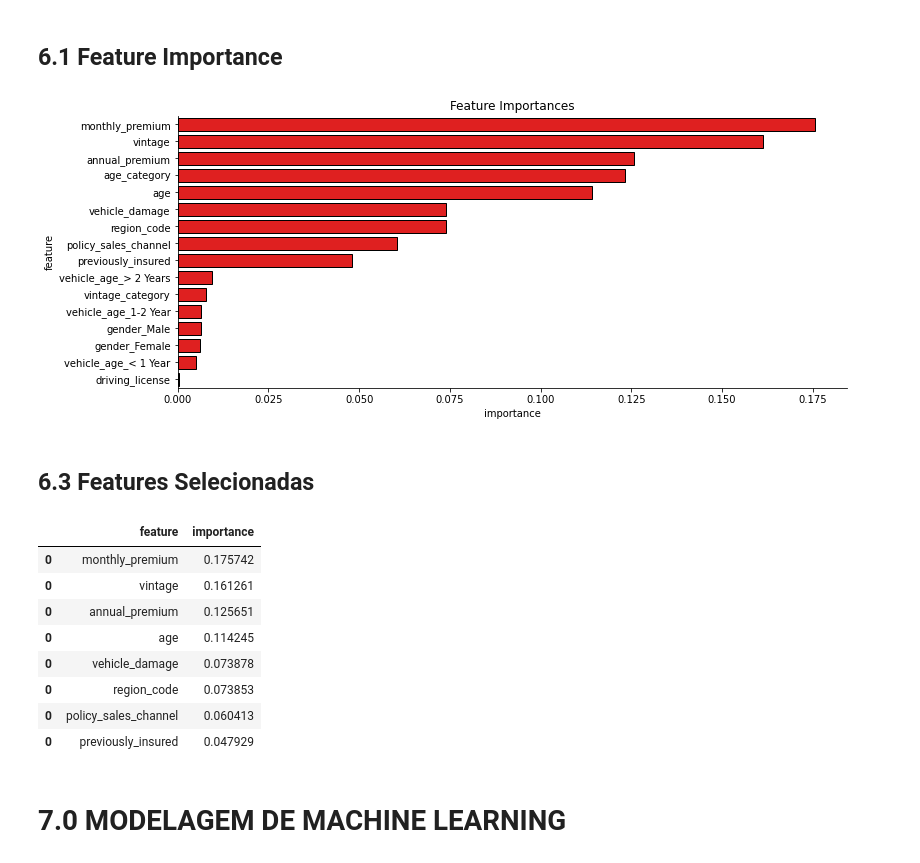
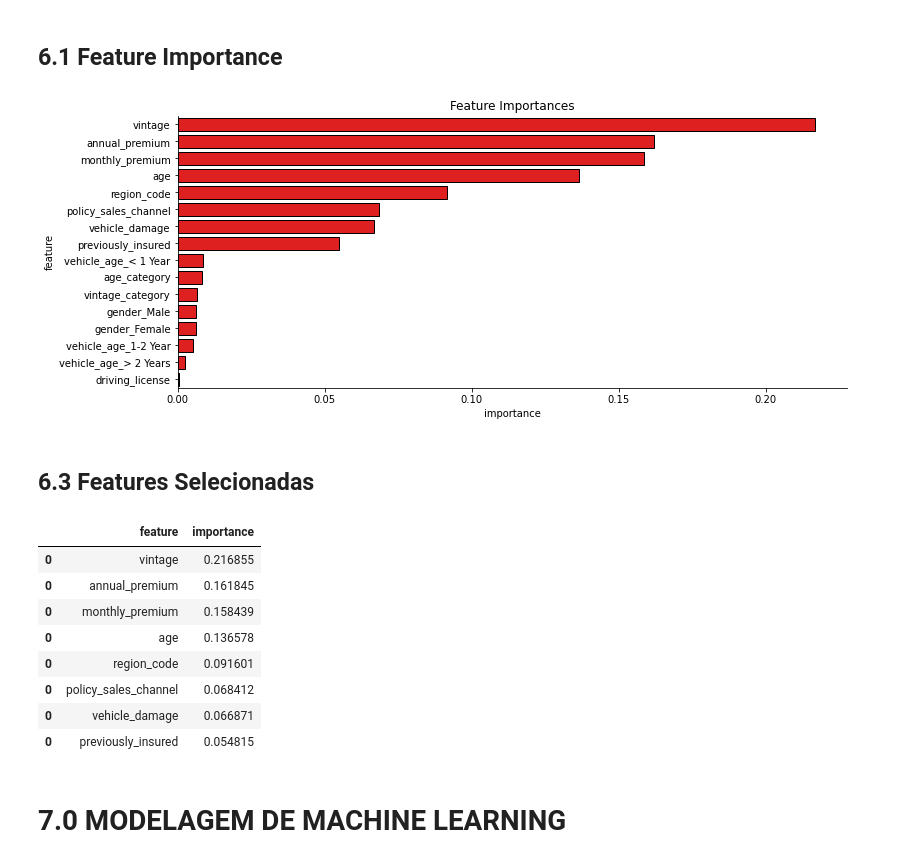
Before and after one commit to Jhonatanslopes/Health-Insurance-Cross-sell, a Jupyter notebook: notebook.ipynb, the cells around one changed output. Cells and saved outputs as stored; diff of their text form; code cells hidden in the pictures.

```diff
--- a/notebook.ipynb
+++ b/notebook.ipynb
@@ -845,31 +845,35 @@ y_test = data_test['response']    # Y test
 # %% [markdown]
 ## 6.1 Feature Importance
 # %%
+# Drop id column to model training
+x_train_not_id = x_train.drop(columns=['id'])
+x_val_not_id = x_val.drop(columns=['id'])
+
 # Define Ranndom Forest
 rf = RandomForestClassifier(n_estimators=250, random_state=0, n_jobs=-1)
 
 # Training random forest
-training_rf = rf.fit(x_train, y_train)
+training_rf = rf.fit(x_train_not_id, y_train)
 
 
 # Feature importance
 importances = training_rf.feature_importances_
 indices = np.argsort(importances)[::-1]
 
 # Create dataframe with feature and importance
 df = pd.DataFrame()
-for i, j in zip(x_train_n, training_rf.feature_importances_):
+for i, j in zip(x_train_not_id, training_rf.feature_importances_):
     aux = pd.DataFrame({'feature': i, 'importance': j}, index=[0])
     df  = pd.concat([df, aux], axis=0)
 
 # Create figure to show feature importance
 df = df.sort_values(by='importance', ascending=False)
 plt.figure(figsize=(12, 5))
 sns.barplot(y='feature', x='importance', data=df, order=df['feature'], color='r', ec='k')
 sns.despine(right=True)
 plt.title('Feature Importances');
 # %% [output]
-[figure, old version]
+[figure, new version]
 # %% [markdown]
 ## 6.3 Features Selecionadas
 # %%
@@ -888,14 +892,14 @@ x_test = x_test[cols_selected]
 df.loc[df['feature'].isin(cols_selected)]
 # %% [output]
 |  | feature | importance |
-| 0 | monthly_premium | 0.175742 |
-| 0 | vintage | 0.161261 |
-| 0 | annual_premium | 0.125651 |
-| 0 | age | 0.114245 |
-| 0 | vehicle_damage | 0.073878 |
-| 0 | region_code | 0.073853 |
-| 0 | policy_sales_channel | 0.060413 |
-| 0 | previously_insured | 0.047929 |
+| 0 | vintage | 0.216855 |
+| 0 | annual_premium | 0.161845 |
+| 0 | monthly_premium | 0.158439 |
+| 0 | age | 0.136578 |
+| 0 | region_code | 0.091601 |
+| 0 | policy_sales_channel | 0.068412 |
+| 0 | vehicle_damage | 0.066871 |
+| 0 | previously_insured | 0.054815 |
 # %% [markdown]
 # 7.0 MODELAGEM DE MACHINE LEARNING
 # %% [markdown]
```
Also changed, not shown: parts of 32 cells of this notebook.
